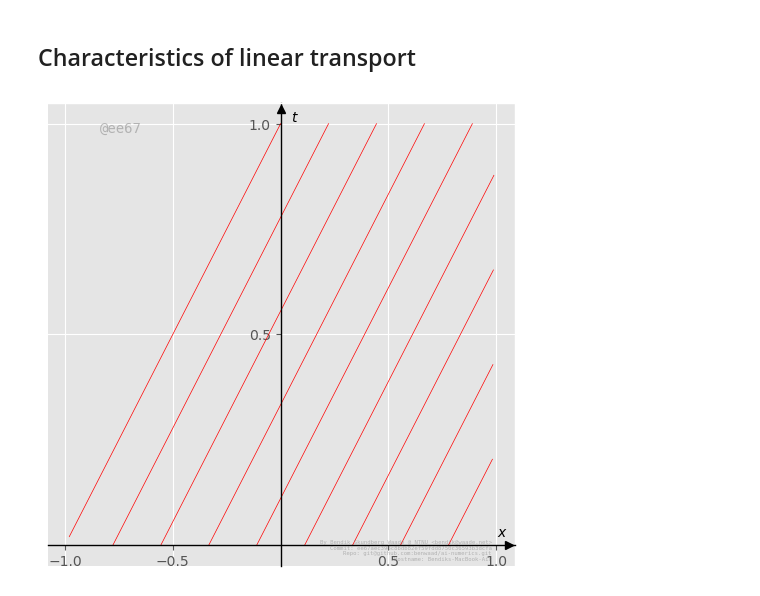
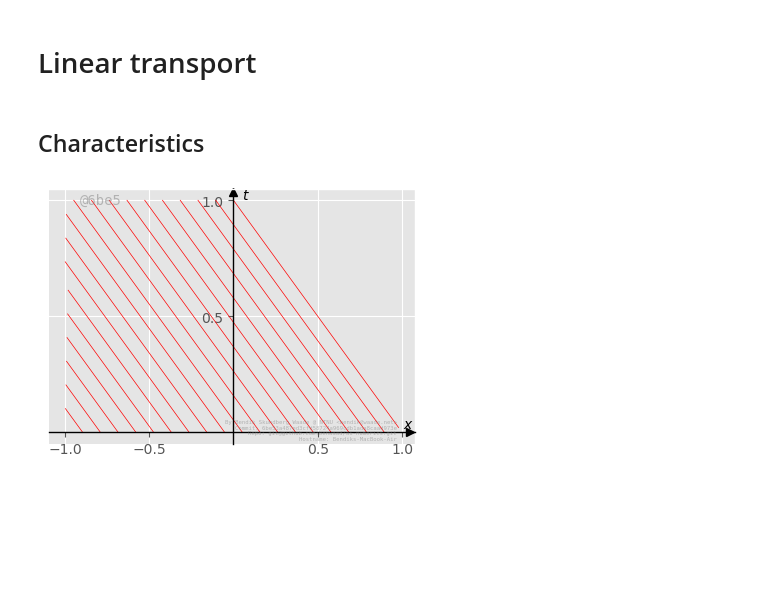
Before and after one commit to benwaad/ninn, a Jupyter notebook: Theory/example_plots.ipynb, the cells around one changed output. Cells and saved outputs as stored; diff of their text form; code cells hidden in the pictures; blank space fills up the shorter version.

```diff
--- a/Theory/example_plots.ipynb
+++ b/Theory/example_plots.ipynb
@@ -3,38 +4,40 @@ import numpy as np
 import matplotlib.pyplot as plt
 from kjetilplot import savePlot
 plt.style.use('ggplot')
+# %% [markdown]
+# Linear transport
 # %% [markdown]
-## Characteristics of linear transport
+## Characteristics
 # %%
-a = -1
+a = 1
 M = 50
-x0 = np.linspace(-1,1, 10)
+x0 = np.linspace(-1,1, 20)
 #chars = np.zeros((M,len(x0)))
 t = np.linspace(0,1,M)
-fig, ax = plt.subplots(1,1,figsize=(5,5))
+fig, ax = plt.subplots(1,1,figsize=(4,3))
 ax.spines['left'].set_position(('data',0.0))
 ax.spines['left'].set_color('black')
 ax.spines['bottom'].set_position(('data',0.0))
 ax.spines['bottom'].set_color('black')
 ax.set_xticks([-1,-.5,.5,1])
 ax.set_yticks([.5,1])
 ax.plot(0.986, 0, ">k", transform=ax.get_yaxis_transform(), clip_on=False)
 ax.plot(0, .986, "^k", transform=ax.get_xaxis_transform(), clip_on=False)
 ax.annotate('$t$', (.05,1.005))
 ax.annotate('$x$', (1.005,.02))
 # ax.set_xlabel('$x$')
 # ax.set_ylabel('$t$')
 # ax.set_ylim(-.1,1.1)
 
 for i, x in enumerate(x0):
     l = x-a*t
     idx = np.where(abs(x-a*t)<1)
     ax.plot(l[idx], t[idx], color='red', linewidth=.5)
 # ax.set_xlim(-1.5,1.5)
 # ax.set_ylim(-.3,1.3)
 # plt.savefig('characteristics/lin_a{a}.pdf')
 plt.tight_layout()
 savePlot(f'characteristics/lin_a{a}.pdf')
 plt.show()
 # %% [output]
-[figure, old version]
+[figure, new version]
```
Also changed, not shown: parts of 7 cells of this notebook, 4 other files.
